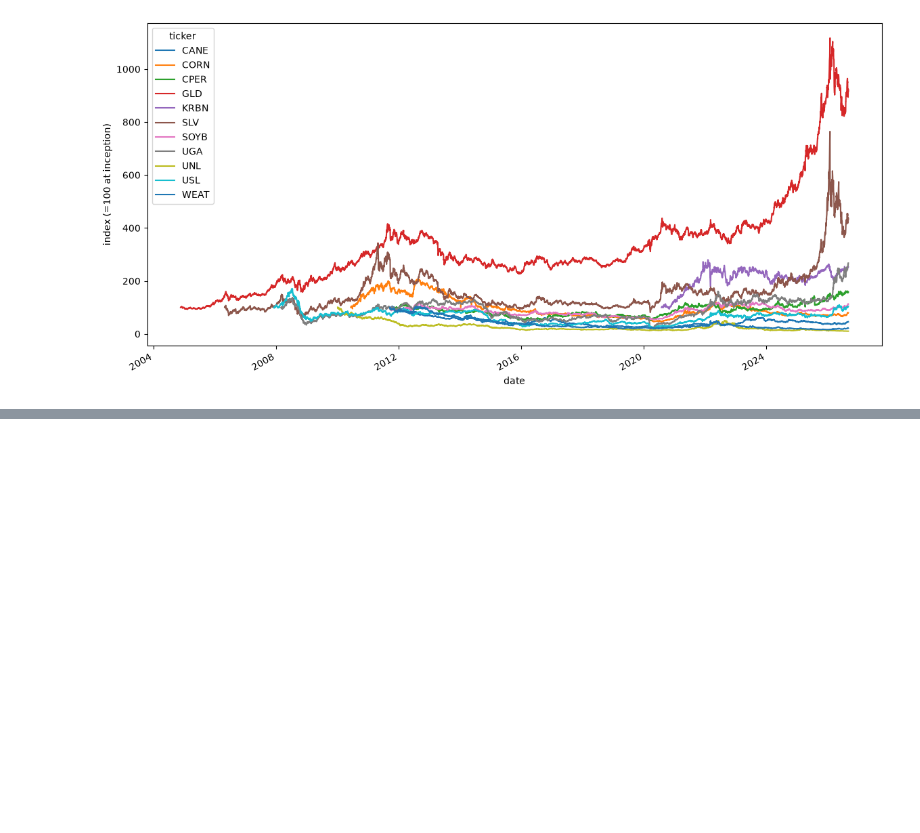
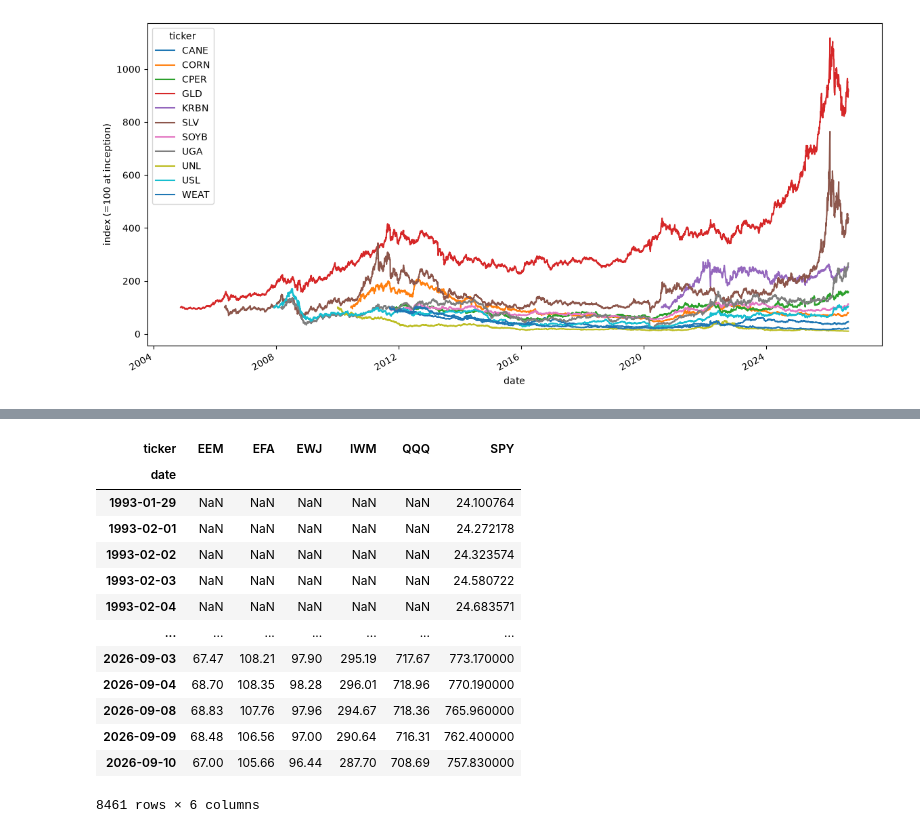
Before and after one commit to luciusneo1017/trading_research, a Jupyter notebook: strategies/trend_following/scripts/eda1.ipynb, the cells around one changed output, grey strips where cells are left out. Cells and saved outputs as stored; diff of their text form; code cells hidden in the pictures; blank space fills up the shorter version.

```diff
--- a/strategies/trend_following/scripts/eda1.ipynb
+++ b/strategies/trend_following/scripts/eda1.ipynb
@@ -126,0 +166,17 @@ plt.show()
+# %%
+px_eq
+# %% [output]
+| ticker | EEM | EFA | EWJ | IWM | QQQ | SPY |
+| date |  |  |  |  |  |  |
+| 1993-01-29 | NaN | NaN | NaN | NaN | NaN | 24.100764 |
+| 1993-02-01 | NaN | NaN | NaN | NaN | NaN | 24.272178 |
+| 1993-02-02 | NaN | NaN | NaN | NaN | NaN | 24.323574 |
+| 1993-02-03 | NaN | NaN | NaN | NaN | NaN | 24.580722 |
+| 1993-02-04 | NaN | NaN | NaN | NaN | NaN | 24.683571 |
+| ... | ... | ... | ... | ... | ... | ... |
+| 2026-09-03 | 67.47 | 108.21 | 97.90 | 295.19 | 717.67 | 773.170000 |
+| 2026-09-04 | 68.70 | 108.35 | 98.28 | 296.01 | 718.96 | 770.190000 |
+| 2026-09-08 | 68.83 | 107.76 | 97.96 | 294.67 | 718.36 | 765.960000 |
+| 2026-09-09 | 68.48 | 106.56 | 97.00 | 290.64 | 716.31 | 762.400000 |
+| 2026-09-10 | 67.00 | 105.66 | 96.44 | 287.70 | 708.69 | 757.830000 |
+8461 rows × 6 columns
```
Also changed, not shown: parts of 8 cells of this notebook, 5 other files.
